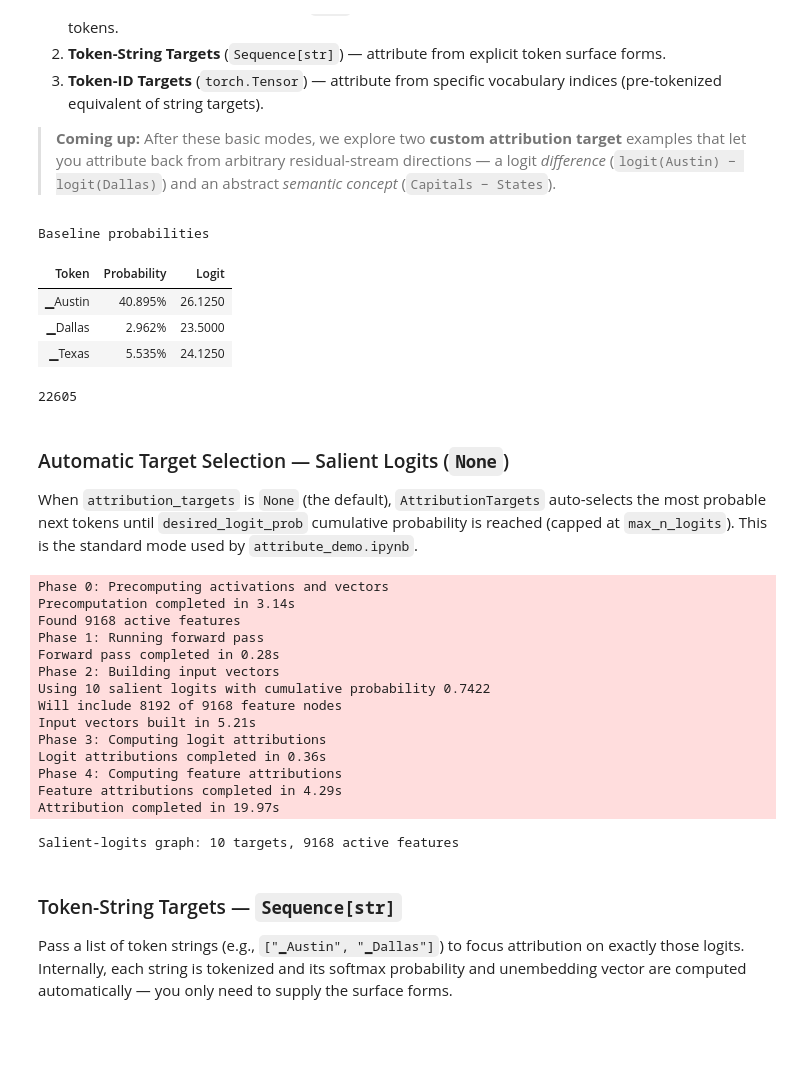
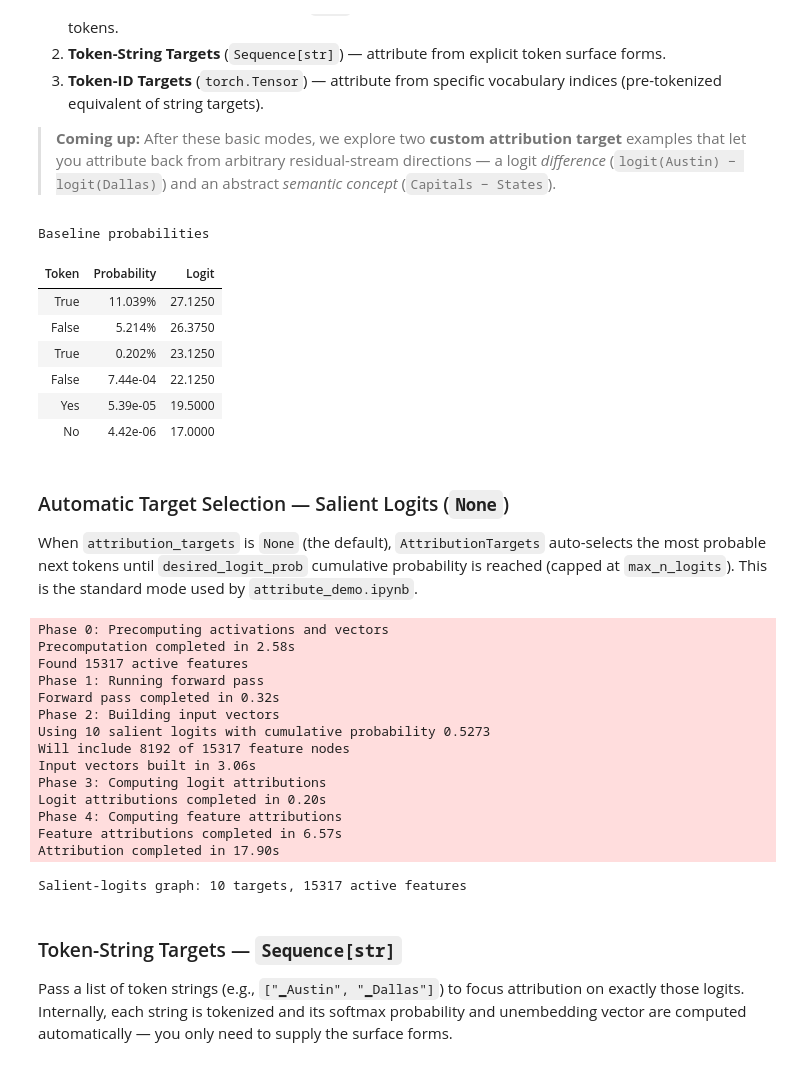
Before and after one commit to hollolaszlo88/thesis_circuit_breaker, a Jupyter notebook: my_work/notebooks/runpod_baseline_true_false.ipynb, the cells around one changed output. Drawn from its saved outputs; the diff is of its cells as text; code cells hidden in the pictures; blank space fills up the shorter version.

```diff
--- a/my_work/notebooks/runpod_baseline_true_false.ipynb
+++ b/my_work/notebooks/runpod_baseline_true_false.ipynb
@@ -337,50 +337,54 @@ This section explores the three simplest ways to specify attribution targets:
 # %%
 # Define the prompt, shared attribution parameters, and the three reference tokens (`▁Austin`, `▁Dallas`, `▁Texas`).
 
-prompt = "Fact: the capital of the state containing Dallas is"
-token_x, token_y = "▁Austin", "▁Dallas"
+prompt = "Statement: Fact: the capital of the state containing Dallas is Austin. Answer:"
+token_x, token_y = " True", " False"
 
 # Shared attribution kwargs (apply to all runs)
 # Note: max_n_logits / desired_logit_prob only apply to salient-logit mode
 # Disk offload is preferred for larger graphs on Runpod/local sessions.
 attr_kwargs = dict(
     batch_size=256,
     max_feature_nodes=8192,
     offload="disk",
     verbose=True,
 )
 
 # Resolve token ids for key tokens
 tokenizer = model.tokenizer
 idx_x = tokenizer.encode(token_x, add_special_tokens=False)[-1]
 idx_y = tokenizer.encode(token_y, add_special_tokens=False)[-1]
-idx_texas = tokenizer.encode("▁Texas", add_special_tokens=False)[-1]
+idx_true  = tokenizer.encode("True", add_special_tokens=False)[-1]
+idx_false = tokenizer.encode("False", add_special_tokens=False)[-1]
+idx_yes   = tokenizer.encode("Yes", add_special_tokens=False)[-1]
+idx_no    = tokenizer.encode("No", add_special_tokens=False)[-1]
 
 # Bind the tokenizer and key tokens for display helpers
 display_topk = partial(
     display_topk_token_predictions,
     tokenizer=tokenizer,
-    key_tokens=[(token_x, idx_x), (token_y, idx_y), ("▁Texas", idx_texas)],
+    key_tokens=[(token_x, idx_x), (token_y, idx_y),
+                ("True", idx_true), ("False", idx_false),
+                ("Yes", idx_yes), ("No", idx_no)],
 )
 
 # Show baseline token probabilities
 input_ids = model.ensure_tokenized(prompt)
 with torch.no_grad():
     baseline_logits, _ = model.get_activations(input_ids)
 
-key_ids = [idx_x, idx_y, idx_texas]
-key_labels = [token_x, token_y, "▁Texas"]
+key_ids = [idx_x, idx_y, idx_true, idx_false, idx_yes, idx_no]
+key_labels = [token_x, token_y, "True", "False", "Yes", "No"]
 display_token_probs(baseline_logits, key_ids, key_labels, title="Baseline probabilities")
 # %% [output]
 Baseline probabilities
 | Token | Probability | Logit |
-| ▁Austin | 40.895% | 26.1250 |
-| ▁Dallas | 2.962% | 23.5000 |
-| ▁Texas | 5.535% | 24.1250 |
+| True | 11.039% | 27.1250 |
+| False | 5.214% | 26.3750 |
+| True | 0.202% | 23.1250 |
+| False | 7.44e-04 | 22.1250 |
+| Yes | 5.39e-05 | 19.5000 |
+| No | 4.42e-06 | 17.0000 |
-# %%
-idx_x
-# %% [output]
-22605
 # %% [markdown]
 ### Automatic Target Selection — Salient Logits (`None`)
 
@@ -398,20 +402,20 @@ print(f"Salient-logits graph: {len(graph_salient.logit_targets)} targets, "
 cleanup_cuda()
 # %% [output]
 Phase 0: Precomputing activations and vectors
-Precomputation completed in 3.14s
-Found 9168 active features
+Precomputation completed in 2.58s
+Found 15317 active features
 Phase 1: Running forward pass
-Forward pass completed in 0.28s
+Forward pass completed in 0.32s
 Phase 2: Building input vectors
-Using 10 salient logits with cumulative probability 0.7422
-Will include 8192 of 9168 feature nodes
-Input vectors built in 5.21s
+Using 10 salient logits with cumulative probability 0.5273
+Will include 8192 of 15317 feature nodes
+Input vectors built in 3.06s
 Phase 3: Computing logit attributions
-Logit attributions completed in 0.36s
+Logit attributions completed in 0.20s
 Phase 4: Computing feature attributions
-Feature attributions completed in 4.29s
-Attribution completed in 19.97s
+Feature attributions completed in 6.57s
+Attribution completed in 17.90s
-Salient-logits graph: 10 targets, 9168 active features
+Salient-logits graph: 10 targets, 15317 active features
 # %% [markdown]
 ### Token-String Targets — `Sequence[str]`
 
```
Also changed, not shown: parts of 10 cells of this notebook, 3 other files.
